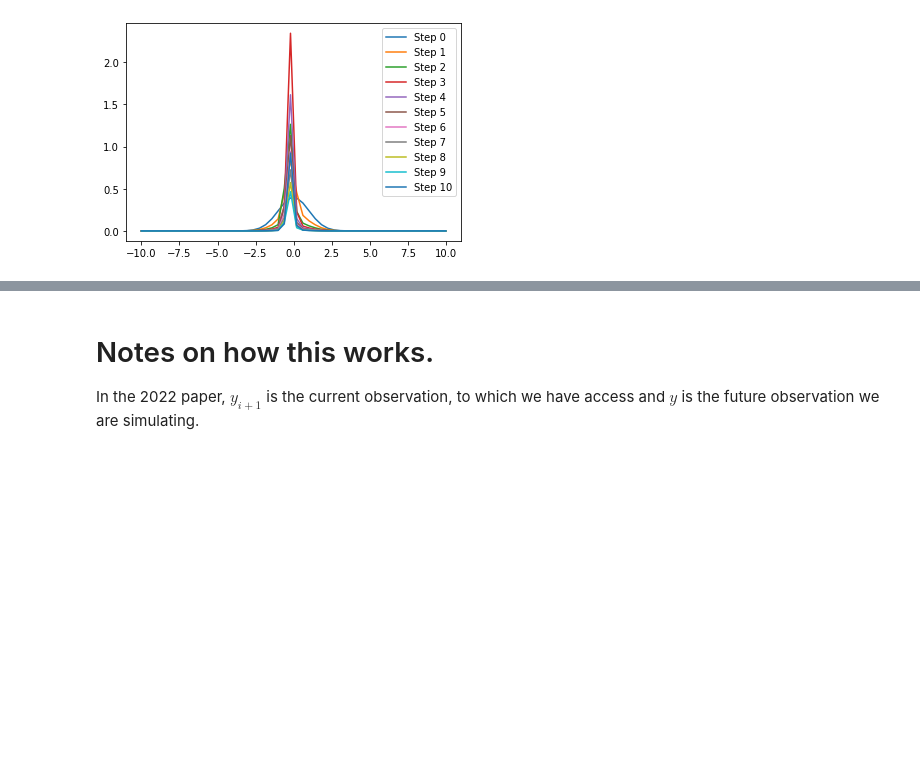
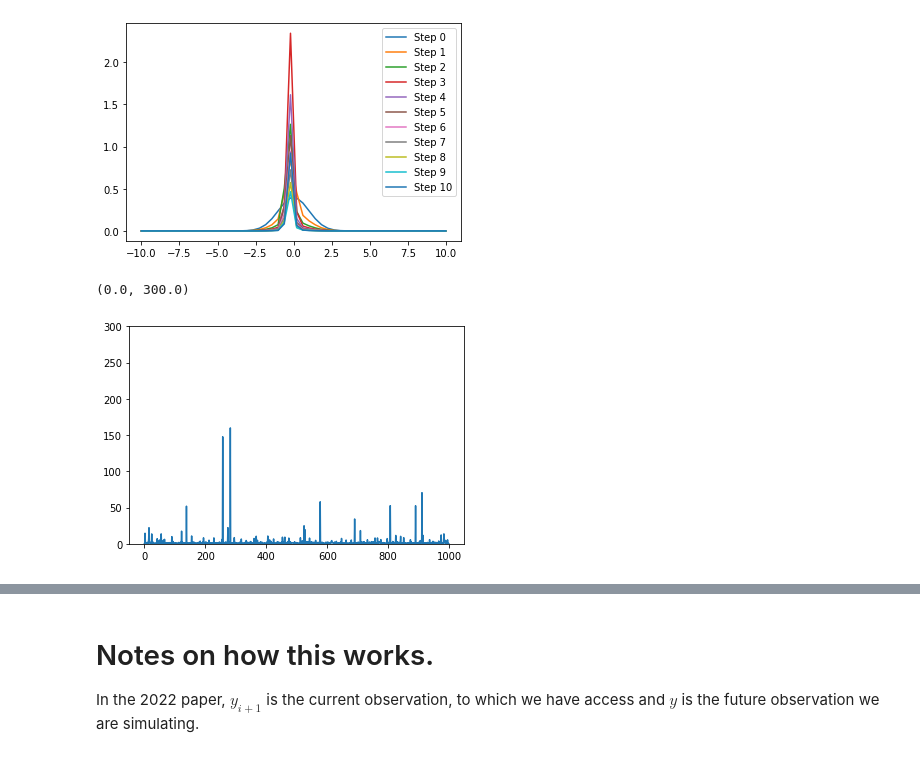
Before and after one commit to Huk-David/RSS-Discussion-paper-Martingale-Posterior-Distributions, a Jupyter notebook: Prequential Copulas - Code/Discussion paper - Notebook.ipynb, the cells around one changed output, grey strips where cells are left out. Drawn from its saved outputs; the diff is of its cells as text; code cells hidden in the pictures; blank space fills up the shorter version.

```diff
--- a/Prequential Copulas - Code/Discussion paper - Notebook.ipynb
+++ b/Prequential Copulas - Code/Discussion paper - Notebook.ipynb
@@ -184,3 +185,10 @@ plt.show()
 # %% [output]
 [figure]
 [figure]
+# %%
+plt.plot(np.divide(scs.norm.pdf(scs.norm.rvs(size=1000)),scs.t.pdf((scs.t.rvs(df=100,size=1000)),df=100)))
+
+plt.ylim(0,300)
+# %% [output]
+(0.0, 300.0)
+[figure, added]
```
Also changed, not shown: parts of 4 cells of this notebook.
